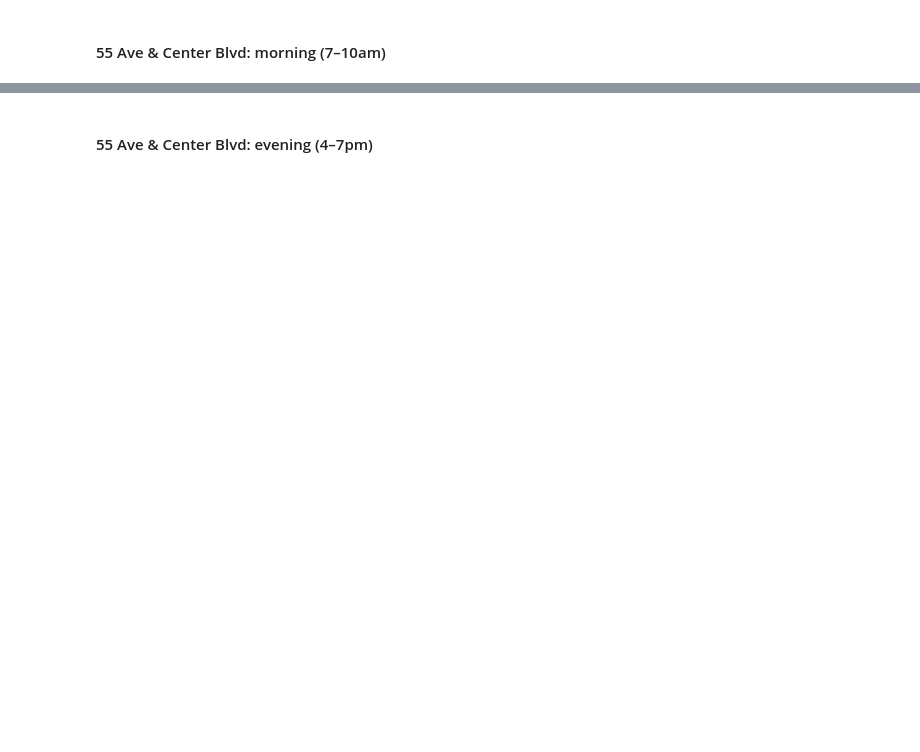
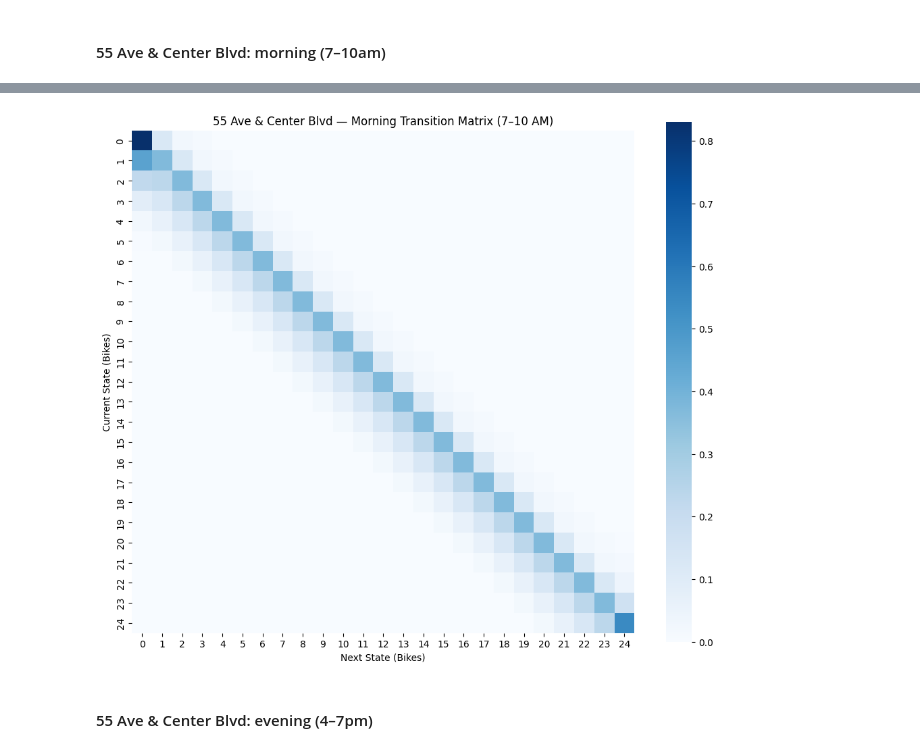
Before and after one commit to ethanw2701/citibike-project, a Jupyter notebook: Modeling Under Uncertainty Project.ipynb, the cells around one changed output, grey strips where cells are left out. Cells and saved outputs as stored; diff of their text form; code cells hidden in the pictures; blank space fills up the shorter version.

```diff
--- a/Modeling Under Uncertainty Project.ipynb
+++ b/Modeling Under Uncertainty Project.ipynb
@@ -807,5 +841,10 @@ array([[0.65873016, 0.07936508, 0.06878307, ..., 0.        , 0.        ,
 #### 55 Ave & Center Blvd: morning (7–10am)
 # %%
 transition_matrix_55_ave_morning_block = transition_matrix_construction(df_clean, "55 Ave & Center Blvd", start_hour=7, end_hour=10)
-transition_matrix_55_ave_morning_block
+P = pd.DataFrame(transition_matrix_55_ave_morning_block)
+
+P.index.name = "Current State"
+P.columns.name = "Next State"
+
+display(P.round(3))
 # %% [output]
@@ -829,3 +870,17 @@ array([[0.83068783, 0.12433862, 0.02645503, 0.01322751, 0.0026455 ,
+# %%
+import seaborn as sns
+import matplotlib.pyplot as plt
+
+plt.figure(figsize=(12, 10))
+
+sns.heatmap(P, cmap="Blues", square=True)
+
+plt.title("55 Ave & Center Blvd — Morning Transition Matrix (7–10 AM)")
+plt.xlabel("Next State (Bikes)")
+plt.ylabel("Current State (Bikes)")
+plt.show()
+# %% [output]
+[figure, added]
 # %% [markdown]
 #### 55 Ave & Center Blvd: evening (4–7pm)
 # %%
```
Also changed, not shown: parts of 41 cells of this notebook.
